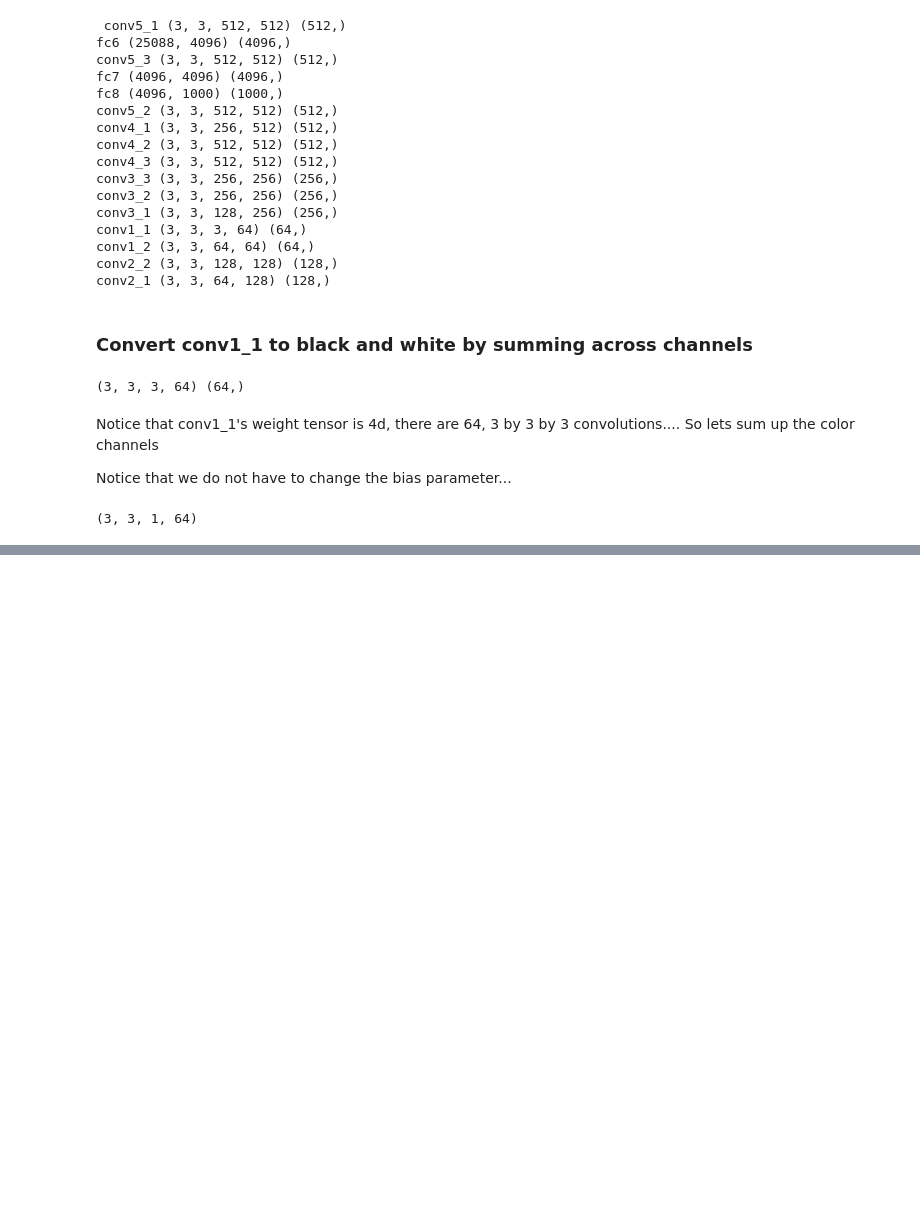
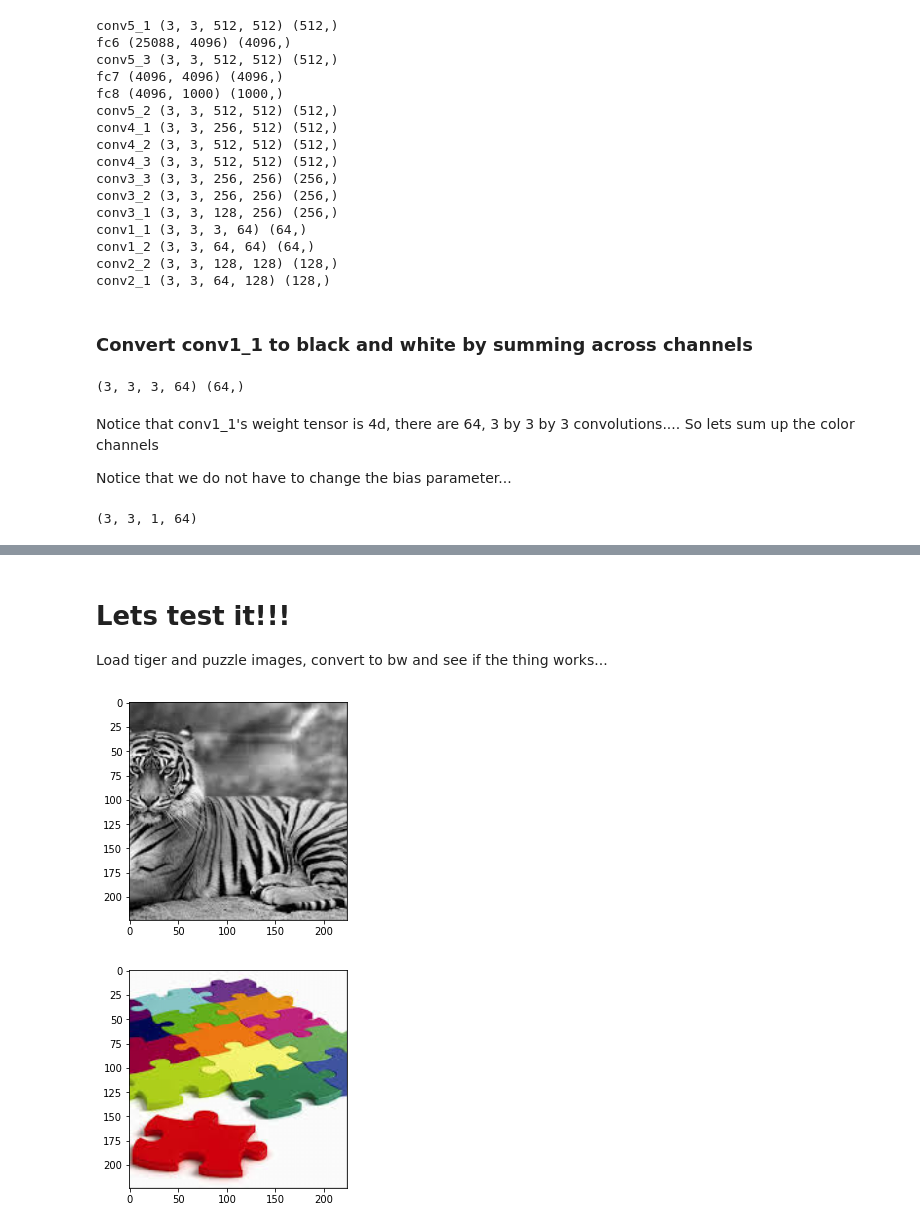
Before and after one commit to jwde/lungcancerDL, a Jupyter notebook: vgg_feature_extraction.ipynb, the cells around one changed output, grey strips where cells are left out. Cells and saved outputs as stored; diff of their text form; code cells hidden in the pictures; blank space fills up the shorter version.

```diff
--- a/vgg_feature_extraction.ipynb
+++ b/vgg_feature_extraction.ipynb
@@ -27,9 +25,9 @@ for tup,label in izip(lungs, labels):
 # %% [markdown]
 ### TEST VGG-BW
 # %%
-VGG_DIR_PATH = "/notebooks/sharedfolder/lungcancerdl/tf_vgg/"
-VGG16_WEIGHT_PATH = VGG_DIR"vgg16.npy"
-nn_weights = np.load(VGG16_WEIGHT_PATH, encoding='latin1').item()
+VGG_DIR = "/notebooks/sharedfolder/lungcancerdl/tf_vgg/"
+VGG16_WEIGHT = VGG_DIR+"vgg16.npy"
+nn_weights = np.load(VGG16_WEIGHT, encoding='latin1').item()
 # %%
 for k in nn_weights:
     print k, nn_weights[k][0].shape, nn_weights[k][1].shape
@@ -70,0 +91,19 @@ print w.shape
+# %% [markdown]
+# Lets test it!!!
+Load tiger and puzzle images, convert to bw and see if the thing works...
+# %%
+tiger = utils.load_image(VGG_DIR + "test_data/tiger.jpeg")
+puzzle = utils.load_image(VGG_DIR + "test_data/puzzle.jpeg")
+
+def show(img):
+    if len (img.shape) < 3:
+        plt.imshow(img, cmap=plt.cm.gray)
+    else:
+        plt.imshow(img)#, cmap=plt.cm.gray)
+    plt.show()
+
+show(tiger[:,:,1])
+show(puzzle)
+# %% [output]
+[figure, added]
+[figure, added]
```
Also changed, not shown: parts of 6 cells of this notebook, 1 other file.
